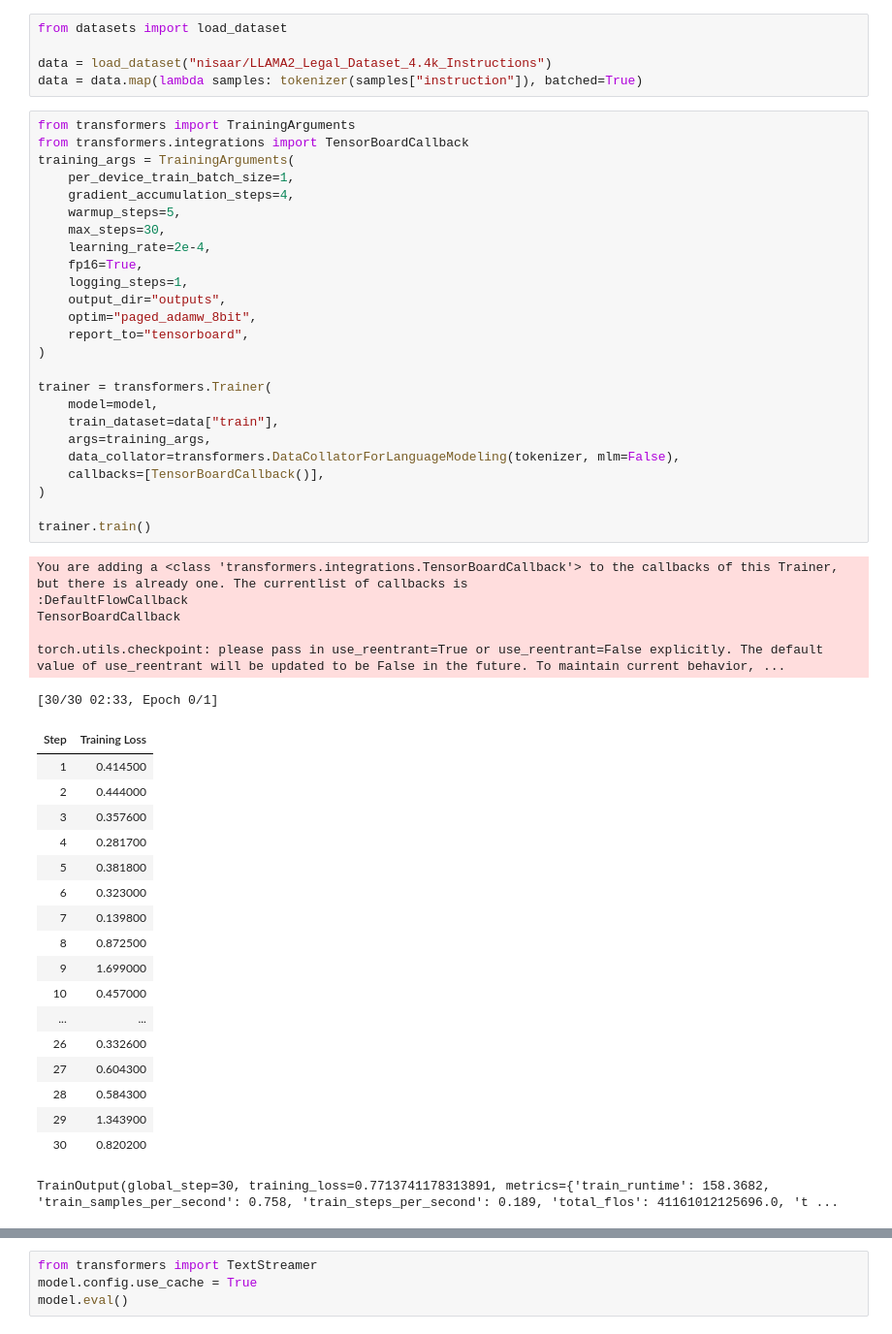
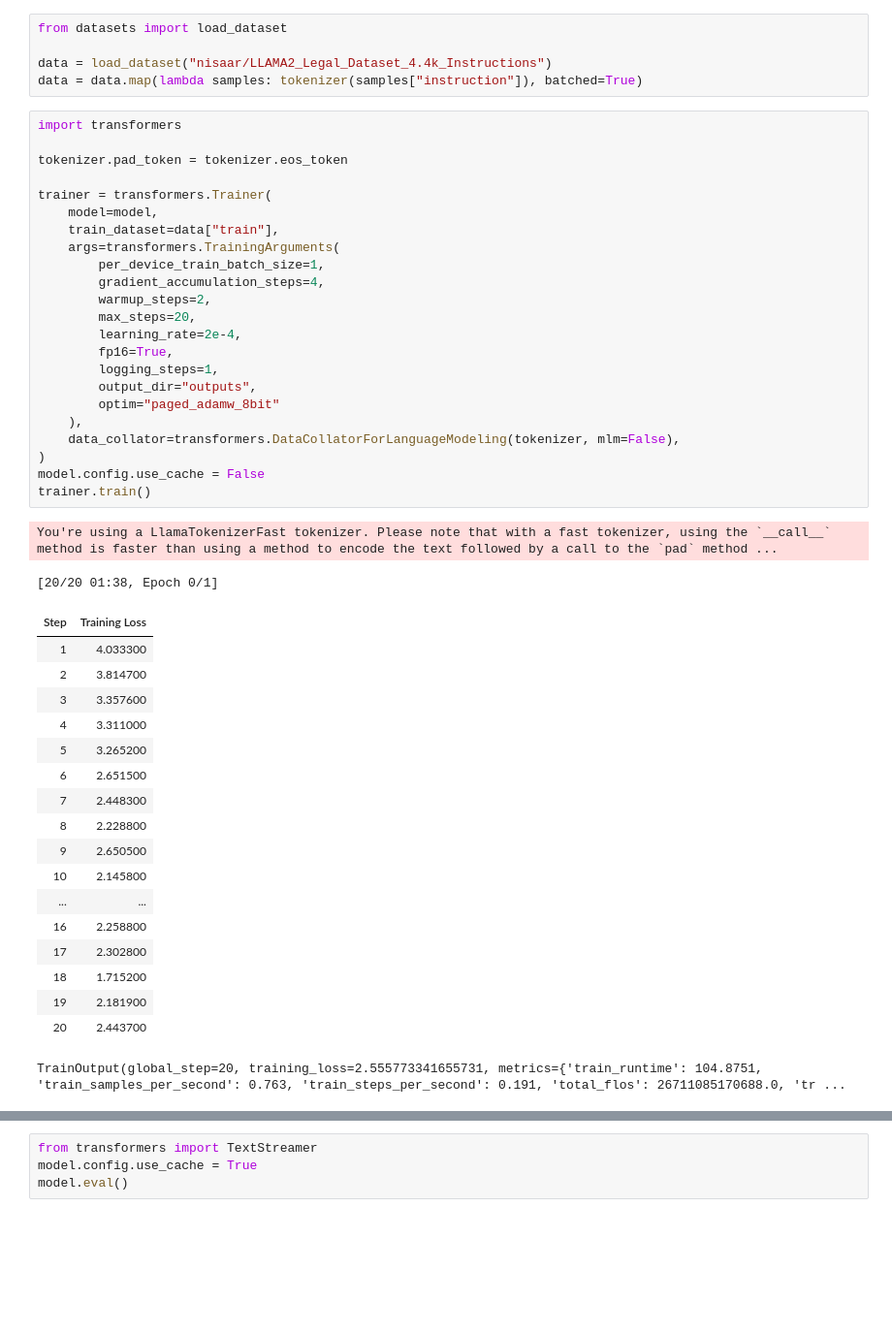
Before and after one commit to ringerH/Llama-2-7b-finetuning, a Jupyter notebook: 4_bit_llama_2_7b.ipynb, the cells around one changed output, grey strips where cells are left out. Shown: that part at 97% size. Saved outputs shown, nothing was run; the diff lists cells and outputs as text; blank space fills up the shorter version.

```diff
--- a/4_bit_llama_2_7b.ipynb
+++ b/4_bit_llama_2_7b.ipynb
@@ -82,52 +92,46 @@ from datasets import load_dataset
 data = load_dataset("nisaar/LLAMA2_Legal_Dataset_4.4k_Instructions")
 data = data.map(lambda samples: tokenizer(samples["instruction"]), batched=True)
 # %%
-from transformers import TrainingArguments
-from transformers.integrations import TensorBoardCallback
-training_args = TrainingArguments(
-    per_device_train_batch_size=1,
-    gradient_accumulation_steps=4,
-    warmup_steps=5,
-    max_steps=30,
-    learning_rate=2e-4,
-    fp16=True,
-    logging_steps=1,
-    output_dir="outputs",
-    optim="paged_adamw_8bit",
-    report_to="tensorboard",
-)
+import transformers
+
+tokenizer.pad_token = tokenizer.eos_token
 
 trainer = transformers.Trainer(
     model=model,
     train_dataset=data["train"],
-    args=training_args,
+    args=transformers.TrainingArguments(
+        per_device_train_batch_size=1,
+        gradient_accumulation_steps=4,
+        warmup_steps=2,
+        max_steps=20,
+        learning_rate=2e-4,
+        fp16=True,
+        logging_steps=1,
+        output_dir="outputs",
+        optim="paged_adamw_8bit"
+    ),
     data_collator=transformers.DataCollatorForLanguageModeling(tokenizer, mlm=False),
-    callbacks=[TensorBoardCallback()],
 )
-
+model.config.use_cache = False
 trainer.train()
 # %% [output]
-You are adding a <class 'transformers.integrations.TensorBoardCallback'> to the callbacks of this Trainer, but there is already one. The currentlist of callbacks is
-:DefaultFlowCallback
-TensorBoardCallback
-
-torch.utils.checkpoint: please pass in use_reentrant=True or use_reentrant=False explicitly. The default value of use_reentrant will be updated to be False in the future. To maintain current behavior, ...
+You're using a LlamaTokenizerFast tokenizer. Please note that with a fast tokenizer, using the `__call__` method is faster than using a method to encode the text followed by a call to the `pad` method ...
-[30/30 02:33, Epoch 0/1]
+[20/20 01:38, Epoch 0/1]
 | Step | Training Loss |
-| 1 | 0.414500 |
-| 2 | 0.444000 |
-| 3 | 0.357600 |
-| 4 | 0.281700 |
-| 5 | 0.381800 |
-| 6 | 0.323000 |
-| 7 | 0.139800 |
-| 8 | 0.872500 |
-| 9 | 1.699000 |
-| 10 | 0.457000 |
+| 1 | 4.033300 |
+| 2 | 3.814700 |
+| 3 | 3.357600 |
+| 4 | 3.311000 |
+| 5 | 3.265200 |
+| 6 | 2.651500 |
+| 7 | 2.448300 |
+| 8 | 2.228800 |
+| 9 | 2.650500 |
+| 10 | 2.145800 |
 | ... | ... |
-| 26 | 0.332600 |
-| 27 | 0.604300 |
-| 28 | 0.584300 |
-| 29 | 1.343900 |
-| 30 | 0.820200 |
+| 16 | 2.258800 |
+| 17 | 2.302800 |
+| 18 | 1.715200 |
+| 19 | 2.181900 |
+| 20 | 2.443700 |
-TrainOutput(global_step=30, training_loss=0.7713741178313891, metrics={'train_runtime': 158.3682, 'train_samples_per_second': 0.758, 'train_steps_per_second': 0.189, 'total_flos': 41161012125696.0, 't ...
+TrainOutput(global_step=20, training_loss=2.555773341655731, metrics={'train_runtime': 104.8751, 'train_samples_per_second': 0.763, 'train_steps_per_second': 0.191, 'total_flos': 26711085170688.0, 'tr ...
```
Also changed, not shown: parts of 4 cells of this notebook.
